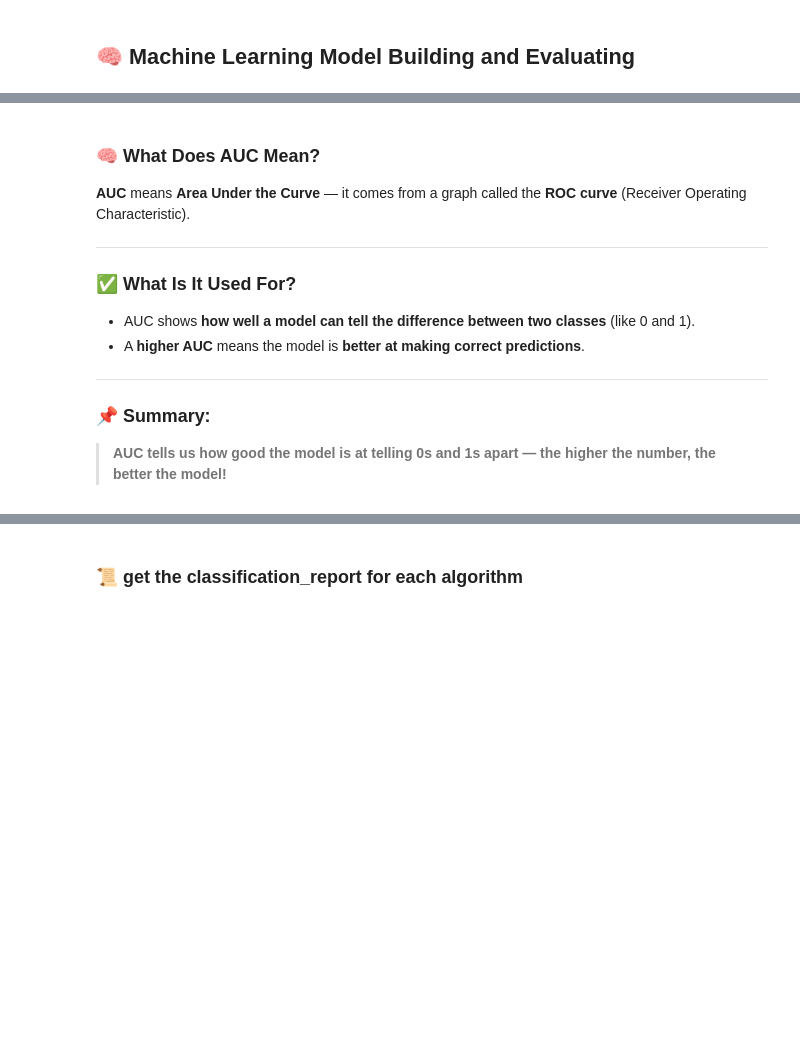
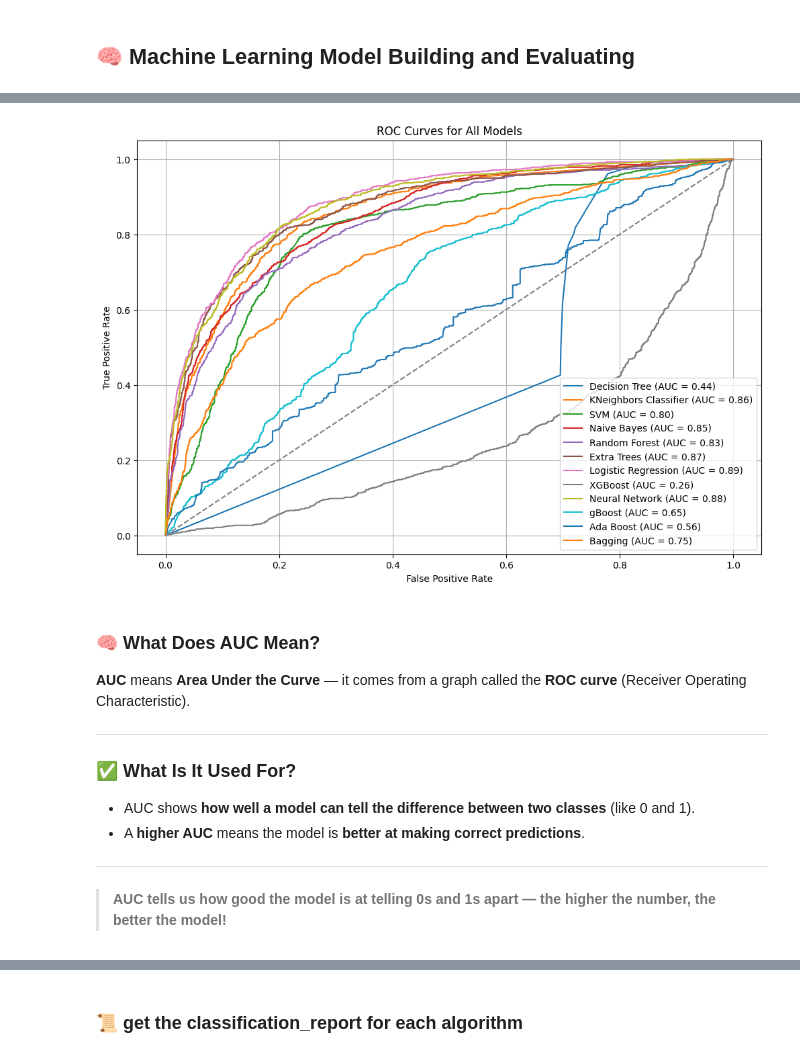
Before and after one commit to bashar0101/car_insurance_predication, a Jupyter notebook: project.ipynb, the cells around one changed output, grey strips where cells are left out. Saved outputs shown, nothing was run; the diff lists cells and outputs as text; code cells hidden in the pictures; blank space fills up the shorter version.

```diff
--- a/project.ipynb
+++ b/project.ipynb
@@ -820,3 +933,17 @@ for model, acc, auc in results_sorted:
+# %%
+plt.figure(figsize=(12, 8))
+for name, (fpr, tpr, auc) in roc_data.items():
+    plt.plot(fpr, tpr, label=f"{name} (AUC = {auc:.2f})")
+
+plt.plot([0, 1], [0, 1], linestyle="--", color="gray")
+plt.title("ROC Curves for All Models")
+plt.xlabel("False Positive Rate")
+plt.ylabel("True Positive Rate")
+plt.legend()
+plt.grid(True)
+plt.show()
+# %% [output]
+[figure, added]
 # %% [markdown]
 ### 🧠 What Does AUC Mean?
 
@@ -831,8 +958,6 @@ for model, acc, auc in results_sorted:
 
 ---
 
-
-### 📌 Summary:
 > **AUC tells us how good the model is at telling 0s and 1s apart — the higher the number, the better the model!**
 # %%
 # confusion_matrix
```
Also changed, not shown: parts of 16 cells of this notebook.
